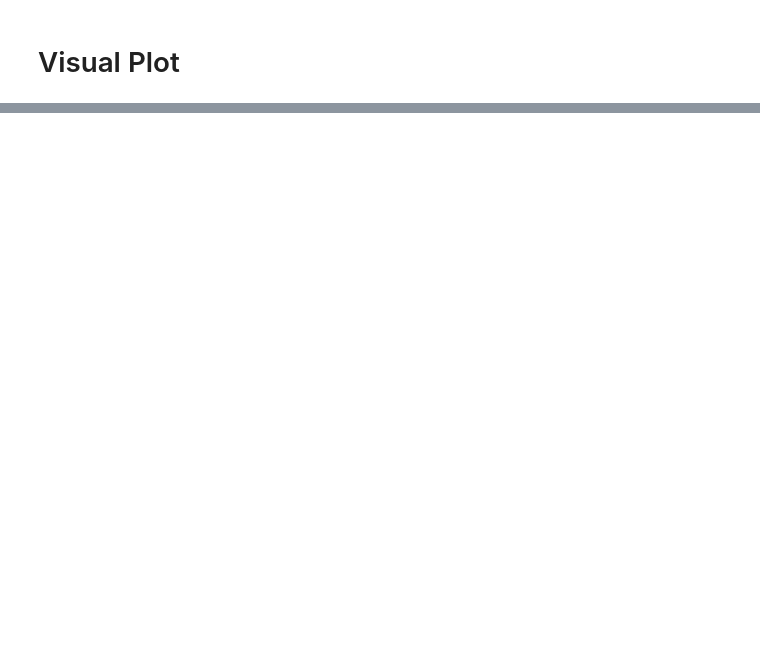
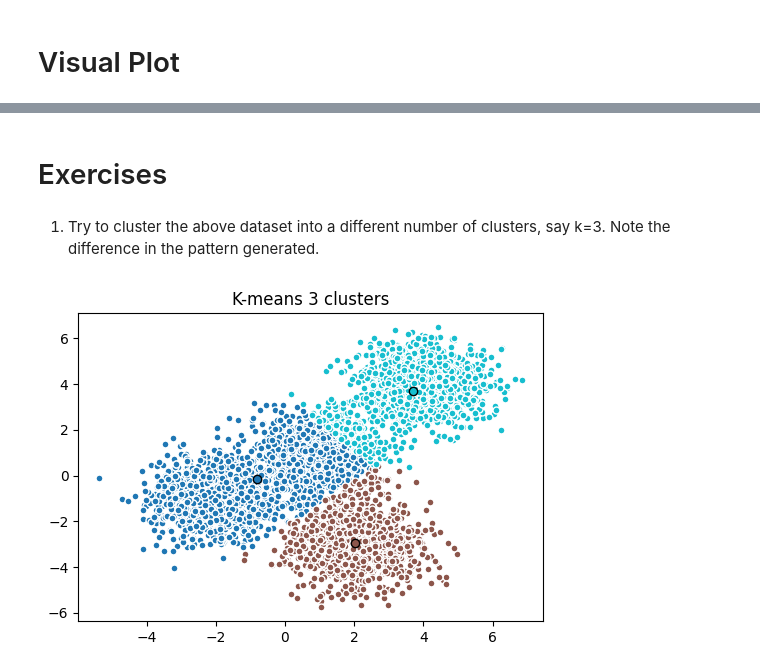
Before and after one commit to victorcata/ai-engineering-certificate, a Jupyter notebook: 01-machine-learning/unsupervised-learning/01-k-means-clustering.ipynb, the cells around one changed output, grey strips where cells are left out. Drawn from its saved outputs; the diff is of its cells as text; code cells hidden in the pictures; blank space fills up the shorter version.

```diff
--- a/01-machine-learning/unsupervised-learning/01-k-means-clustering.ipynb
+++ b/01-machine-learning/unsupervised-learning/01-k-means-clustering.ipynb
@@ -88,0 +98,22 @@ ax.set_title('K-means clustering', fontsize=16)
+# %% [markdown]
+# Exercises
+# %% [markdown]
+1. Try to cluster the above dataset into a different number of clusters, say k=3. Note the difference in the pattern generated.
+# %%
+k_means_5 = KMeans(init = "k-means++", n_clusters = 3, n_init = 12)
+k_means_5.fit(X)
+fig_3d = plt.figure(figsize=(6, 4))
+colors = plt.cm.tab10(np.linspace(0, 1, len(set(k_means_5.labels_))))
+
+ax = fig_3d.add_subplot(1, 1, 1)
+
+for k, col in zip(range(3), colors):
+    my_members = (k_means_5.labels_ == k)
+    cluster_center = k_means_5.cluster_centers_[k]
+    ax.plot(X[my_members, 0], X[my_members, 1], 'w', markerfacecolor=col, marker='.',ms=10)
+    ax.plot(cluster_center[0], cluster_center[1], 'o', markerfacecolor=col, markeredgecolor='k', markersize=6)
+
+ax.set_title('K-means 3 clusters')
+plt.show()
+# %% [output]
+[figure, added]
```
Also changed, not shown: parts of 26 cells of this notebook.
